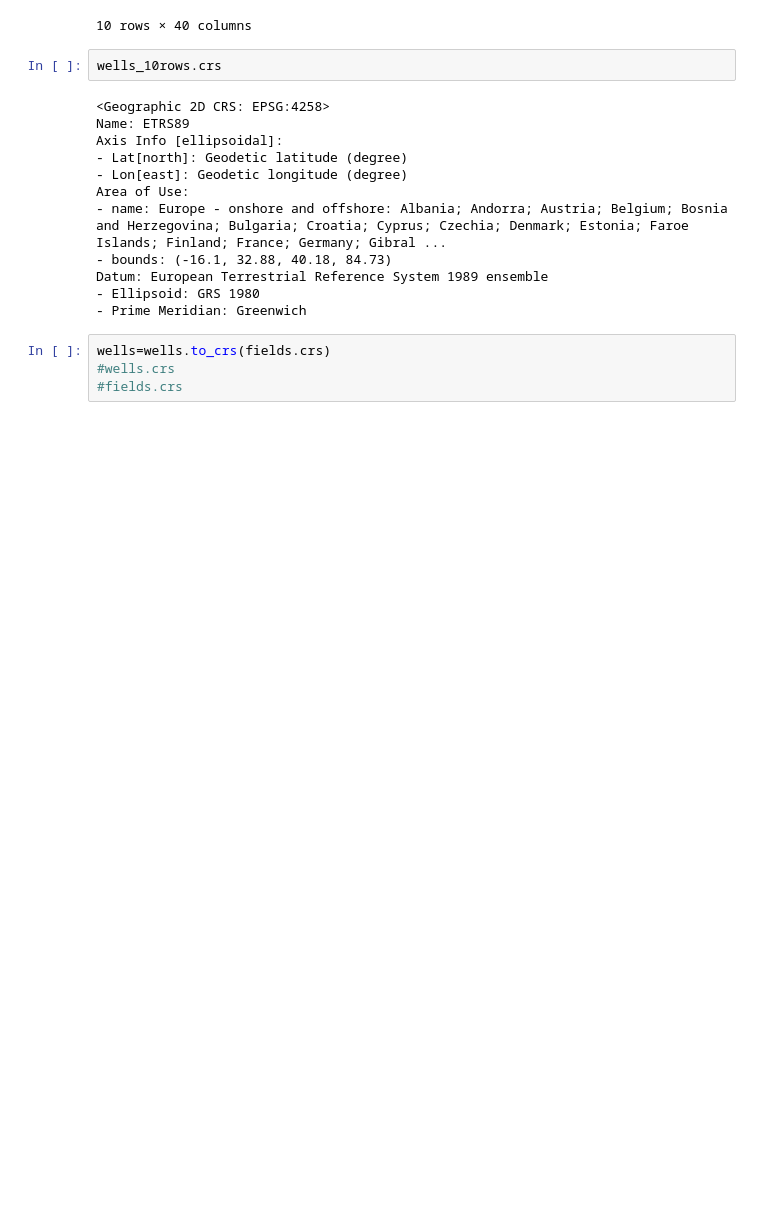
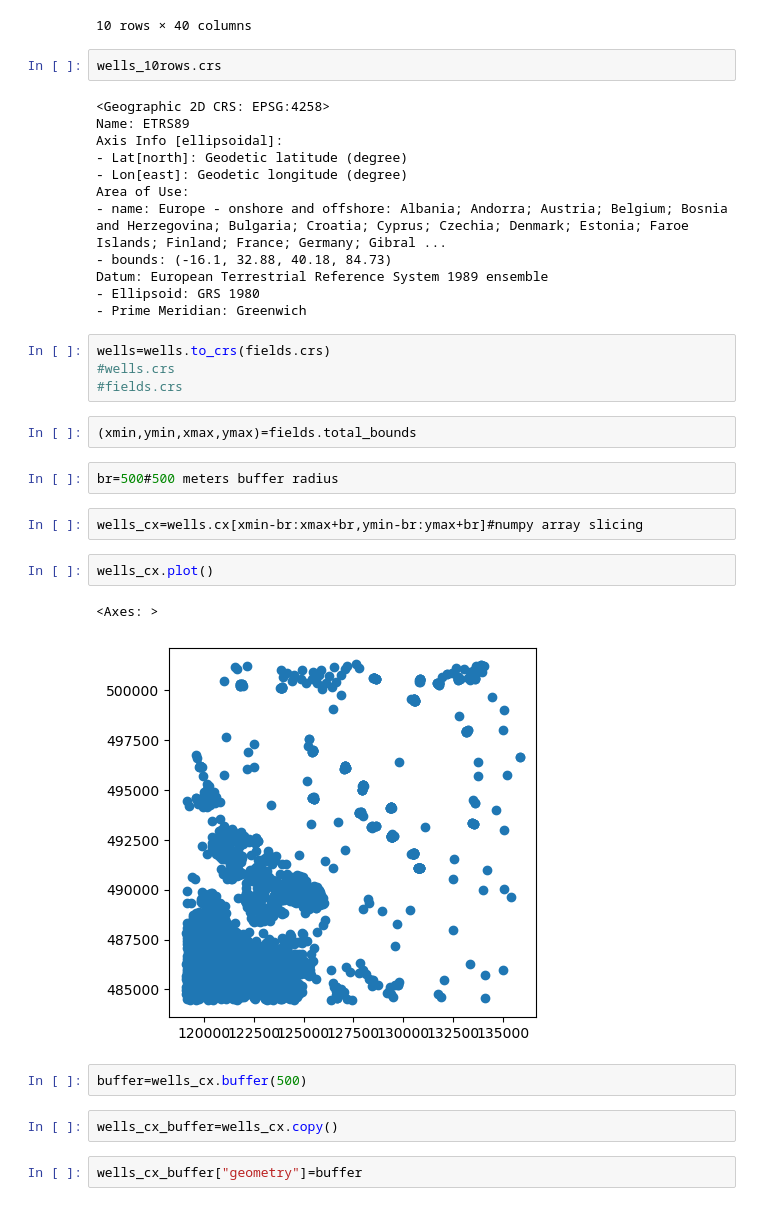
Before and after one commit to Pirouz-Nourian/geospatialpython, a Jupyter notebook: 05_vector_sjoin.ipynb, the cells around one changed output. Saved outputs shown, nothing was run; the diff lists cells and outputs as text; blank space fills up the shorter version.

```diff
--- a/05_vector_sjoin.ipynb
+++ b/05_vector_sjoin.ipynb
@@ -52,3 +52,20 @@ Datum: European Terrestrial Reference System 1989 ensemble
 wells=wells.to_crs(fields.crs)
 #wells.crs
 #fields.crs
+# %%
+(xmin,ymin,xmax,ymax)=fields.total_bounds
+# %%
+br=500#500 meters buffer radius
+# %%
+wells_cx=wells.cx[xmin-br:xmax+br,ymin-br:ymax+br]#numpy array slicing
+# %%
+wells_cx.plot()
+# %% [output]
+<Axes: >
+[figure, added]
+# %%
+buffer=wells_cx.buffer(500)
+# %%
+wells_cx_buffer=wells_cx.copy()
+# %%
+wells_cx_buffer["geometry"]=buffer
```
Also changed, not shown: parts of 8 cells of this notebook, 1 other file.
